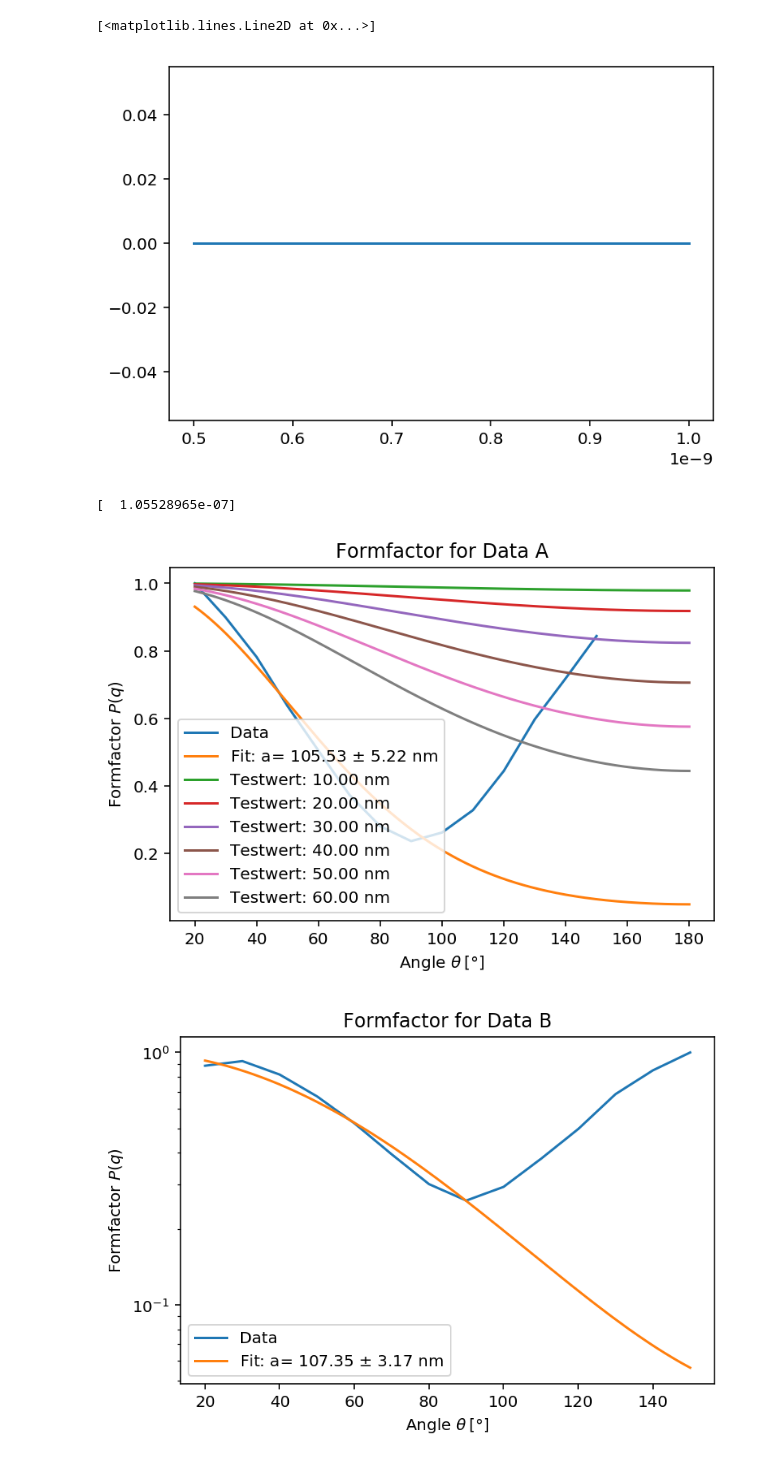
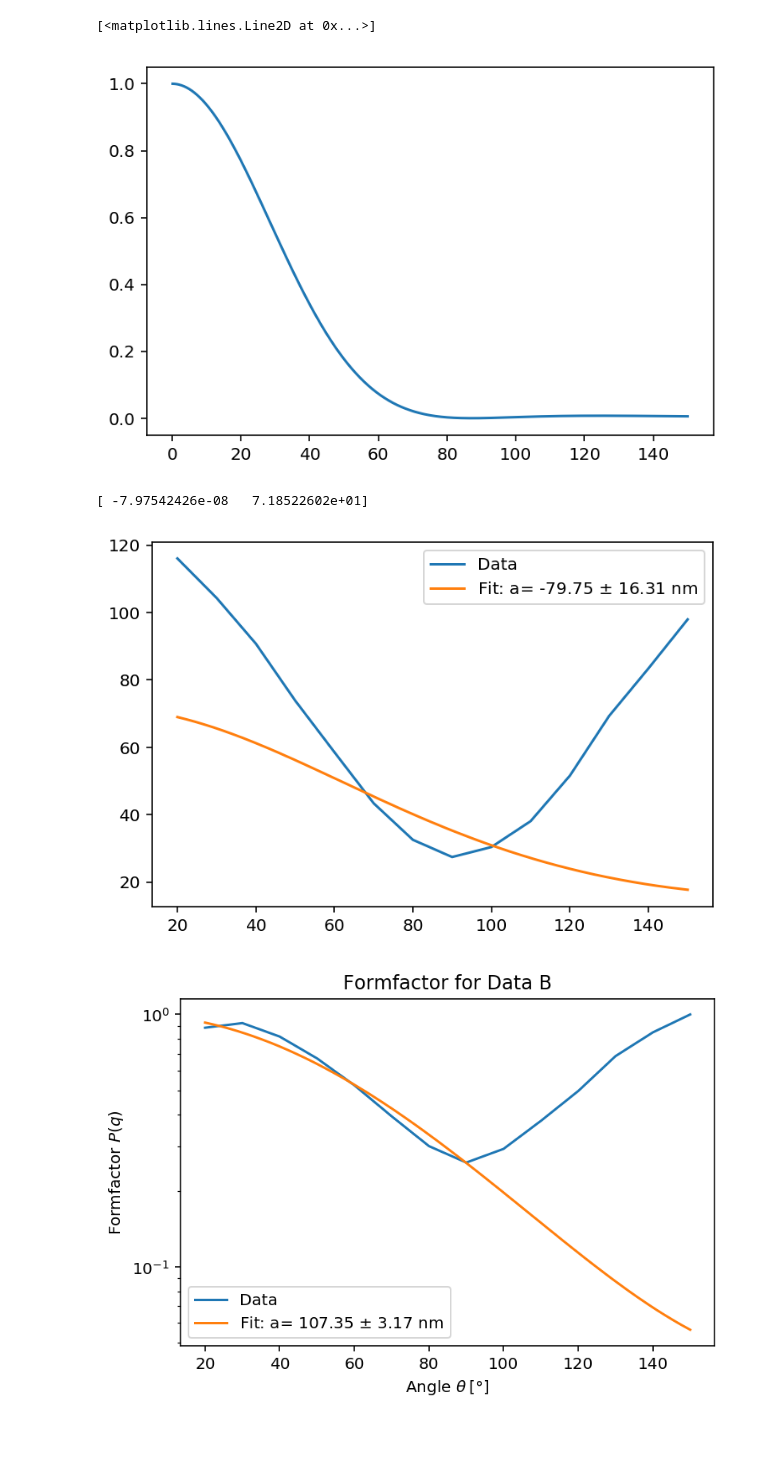
Before and after one commit to qwretz/fpraktikum, a Jupyter notebook: Dynamic Light Scattering/Struktur.ipynb, the cells around one changed output. Cells and saved outputs as stored; diff of their text form; code cells hidden in the pictures; blank space fills up the shorter version.

```diff
--- a/Dynamic Light Scattering/Struktur.ipynb
+++ b/Dynamic Light Scattering/Struktur.ipynb
@@ -26,50 +26,51 @@ def formfaktorQ(q,a,amp=1):
 
 # Funktion funktioniert für yscale="log" bei ca. a=500nm
 # %%
-winkel=np.linspace(0,35,1000)
+winkel=np.linspace(0,150,1000)
 Q=np.linspace(5e-10,1e-9,1000)
 fig,ax=plt.subplots(dpi=144)
-ax.plot(Q, formfaktorQ(Q,1e-9,amp=1))
+ax.plot(winkel, formfaktor(winkel,200e-9,amp=1))
 #ax.set(yscale="log");
 # %% [output]
 [<matplotlib.lines.Line2D at 0x...>]
-[figure, old version]
+[figure, new version]
 # %%
 angles=[]
 meanI=[]
 
 for x in range(2,16):
     name="Data/A/{}.ASC".format(x*10)
     angles.append(x*10)
     data=np.genfromtxt(name,skip_header=16,delimiter="\t",filling_values=-1,comments="\"")
     I=data[183:,1]
     meanI.append(np.mean(I) * np.sin(gamma*x*10)) # Winkelkorrektur
 
-meanI=[y/np.max(meanI) for y in meanI] # Normierung auf die größte Intensität
+# meanI=[y/np.max(meanI) for y in meanI] # Normierung auf die größte Intensität
 #
 # WIE SOLL MAN DAS RICHTIG NORMIEREN ???
 #
-
+# Datapoints for fitting
 start=4
 stop=10
 
-popt,pcov=cf(formfaktor, angles[start:stop], meanI[start:stop], p0=(200e-9))
+popt,pcov=cf(formfaktor, angles[start:stop], meanI[start:stop], p0=(200e-9,1))
 perr = np.sqrt(np.diag(pcov))
 print(popt)
 
-q=np.linspace(angles[0],180,1000)
+q=np.linspace(angles[0],150,1000)
 
 fig,ax=plt.subplots(dpi=144)
 ax.plot(angles, meanI ,label="Data")
 ax.plot(q, formfaktor(q,*popt) ,label="Fit: a= {:.2f} $\pm$ {:.2f} nm".format(popt[0]*1e9,perr[0]*1e9))
-
+"""
 for i in np.linspace(10e-9,60e-9,6):
     ax.plot(q, formfaktor(q,i) ,label="Testwert: {:.2f} nm".format(i/1e-9,popt[0]*1e9,perr[0]*1e9))
 ax.set(xlabel=r"Angle $\theta \: [°]$", ylabel="Formfactor $P(q)$", title="Formfactor for Data A")#,yscale="log")
+"""
 ax.legend();
 # %% [output]
-[  1.05528965e-07]
+[ -7.97542426e-08   7.18522602e+01]
-[figure, old version]
+[figure, new version]
 # %%
 angles=[]
 meanI=[]
```
Also changed, not shown: 3 other files.
